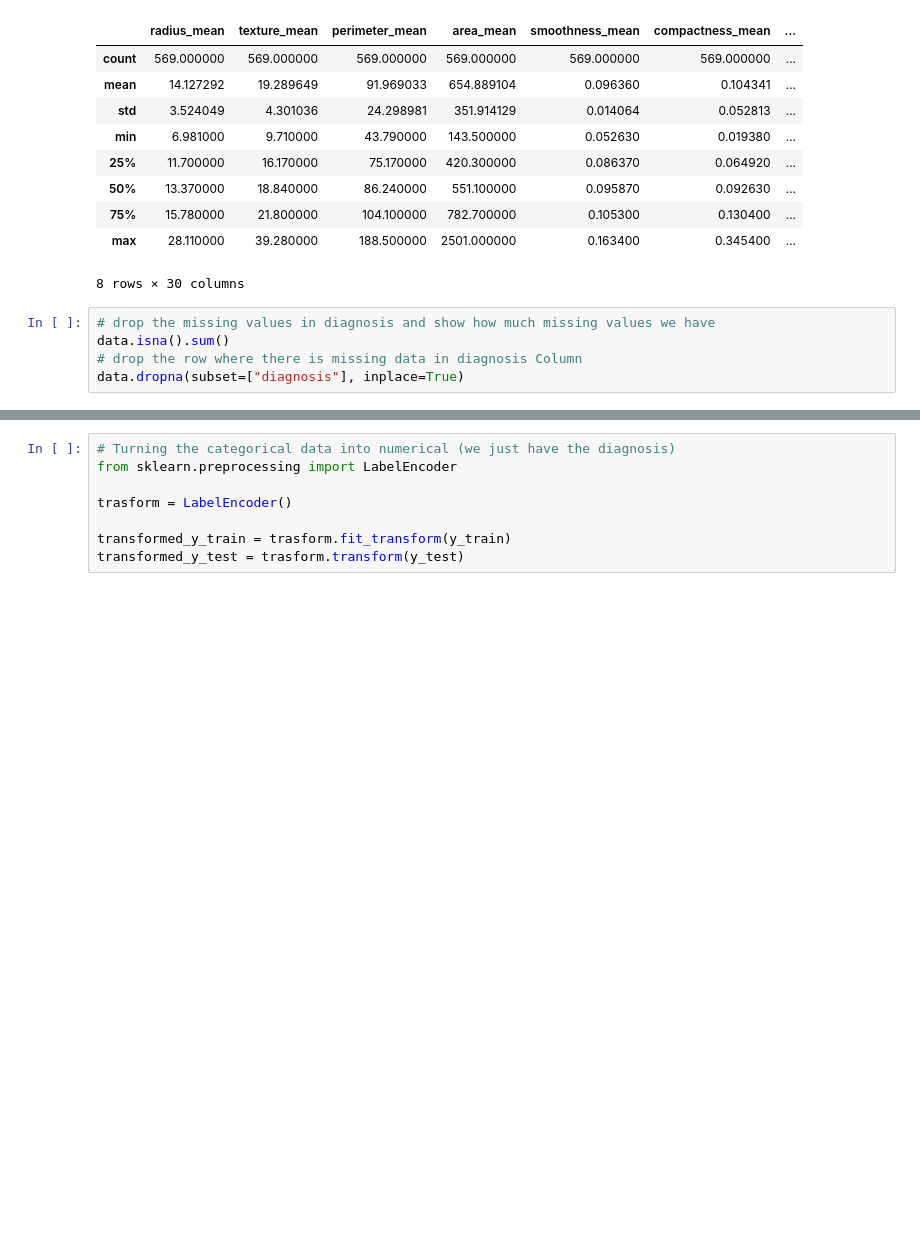
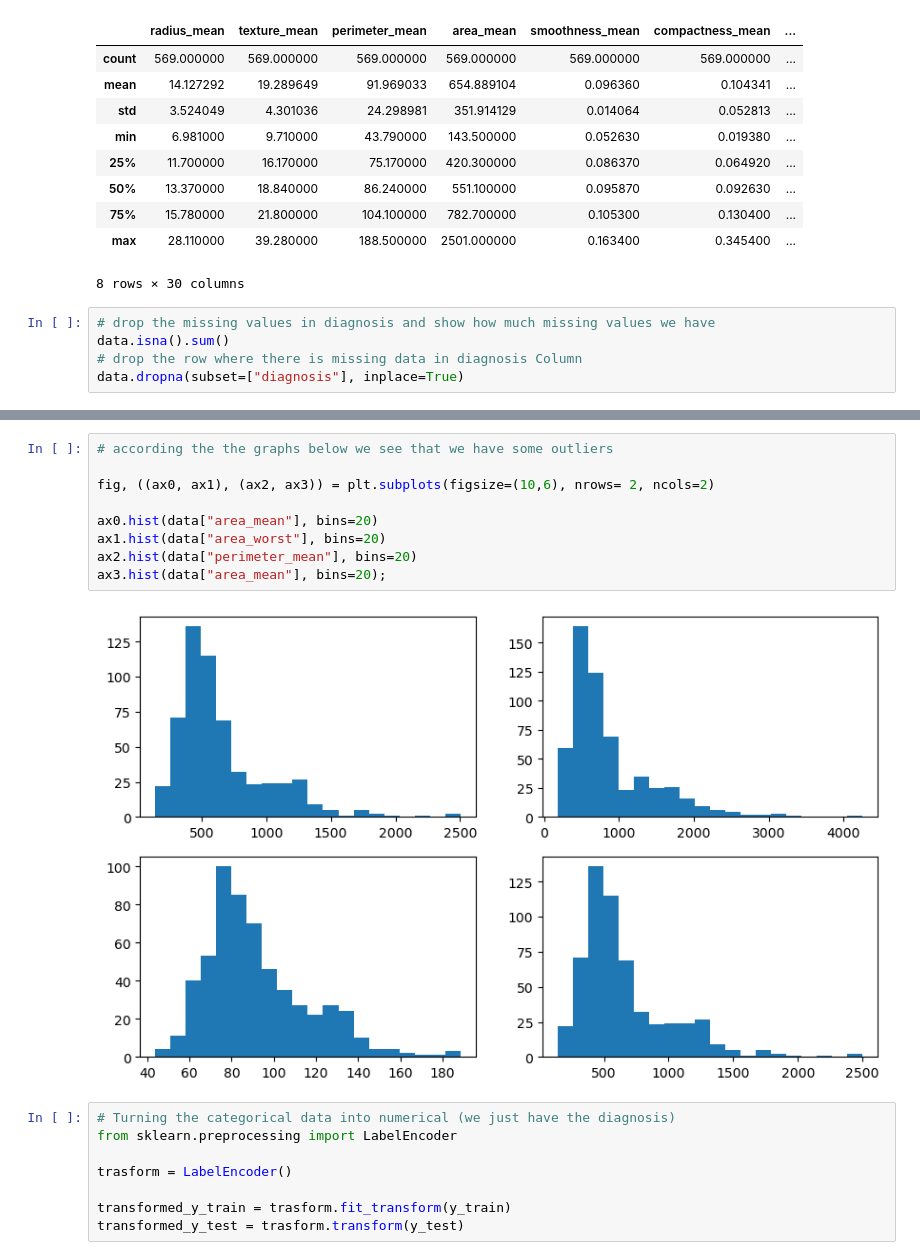
Before and after one commit to salahelden18/breast_cancer_model, a Jupyter notebook: breast_cancer_machine_learning.ipynb, the cells around one changed output, grey strips where cells are left out. Drawn from its saved outputs; the diff is of its cells as text; blank space fills up the shorter version.

```diff
--- a/breast_cancer_machine_learning.ipynb
+++ b/breast_cancer_machine_learning.ipynb
@@ -165,3 +117,14 @@ pd.DataFrame(filled_x_train)
+# %%
+# according the the graphs below we see that we have some outliers
+
+fig, ((ax0, ax1), (ax2, ax3)) = plt.subplots(figsize=(10,6), nrows= 2, ncols=2)
+
+ax0.hist(data["area_mean"], bins=20)
+ax1.hist(data["area_worst"], bins=20)
+ax2.hist(data["perimeter_mean"], bins=20)
+ax3.hist(data["area_mean"], bins=20);
+# %% [output]
+[figure, added]
 # %%
 # Turning the categorical data into numerical (we just have the diagnosis)
 from sklearn.preprocessing import LabelEncoder
```
Also changed, not shown: parts of 12 cells of this notebook.
